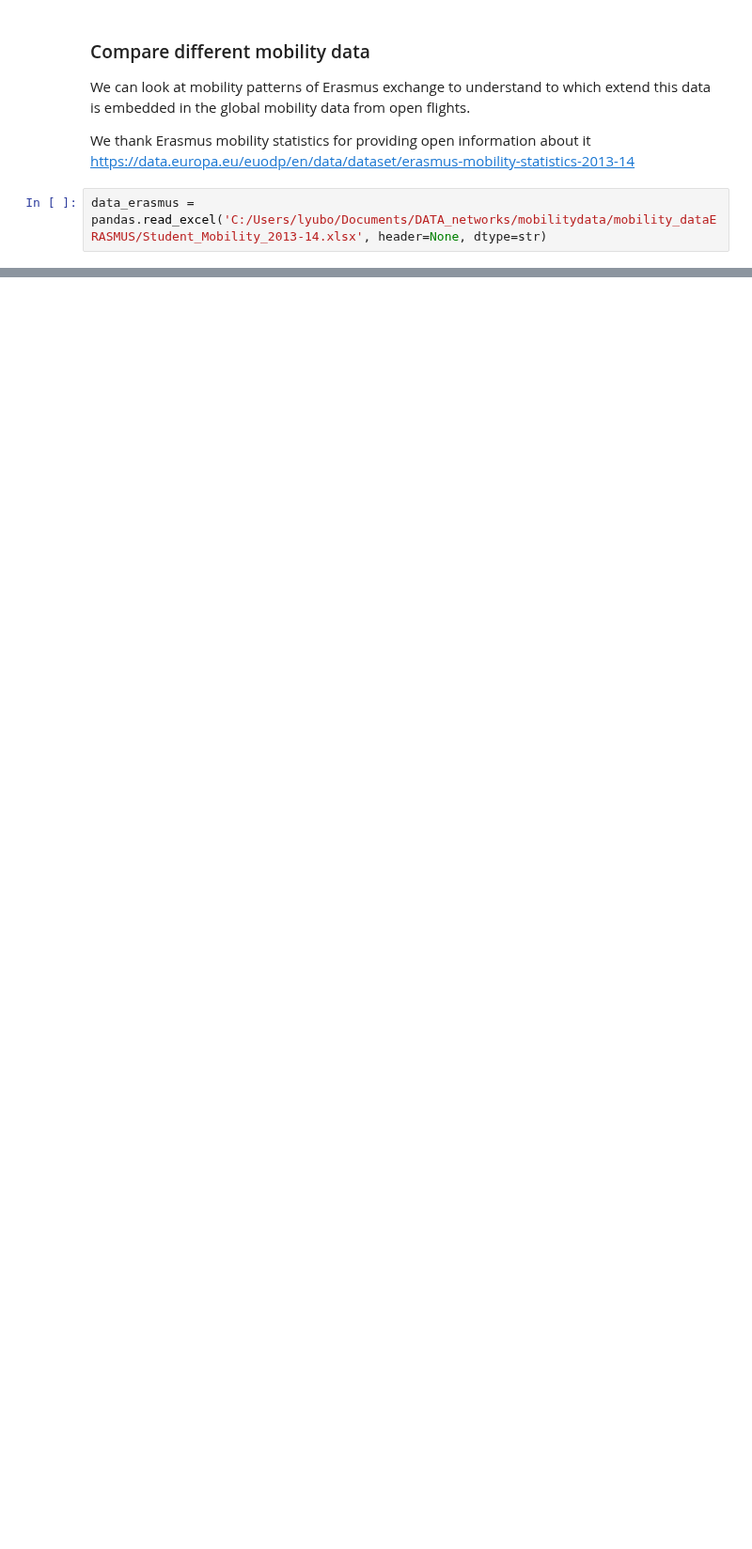
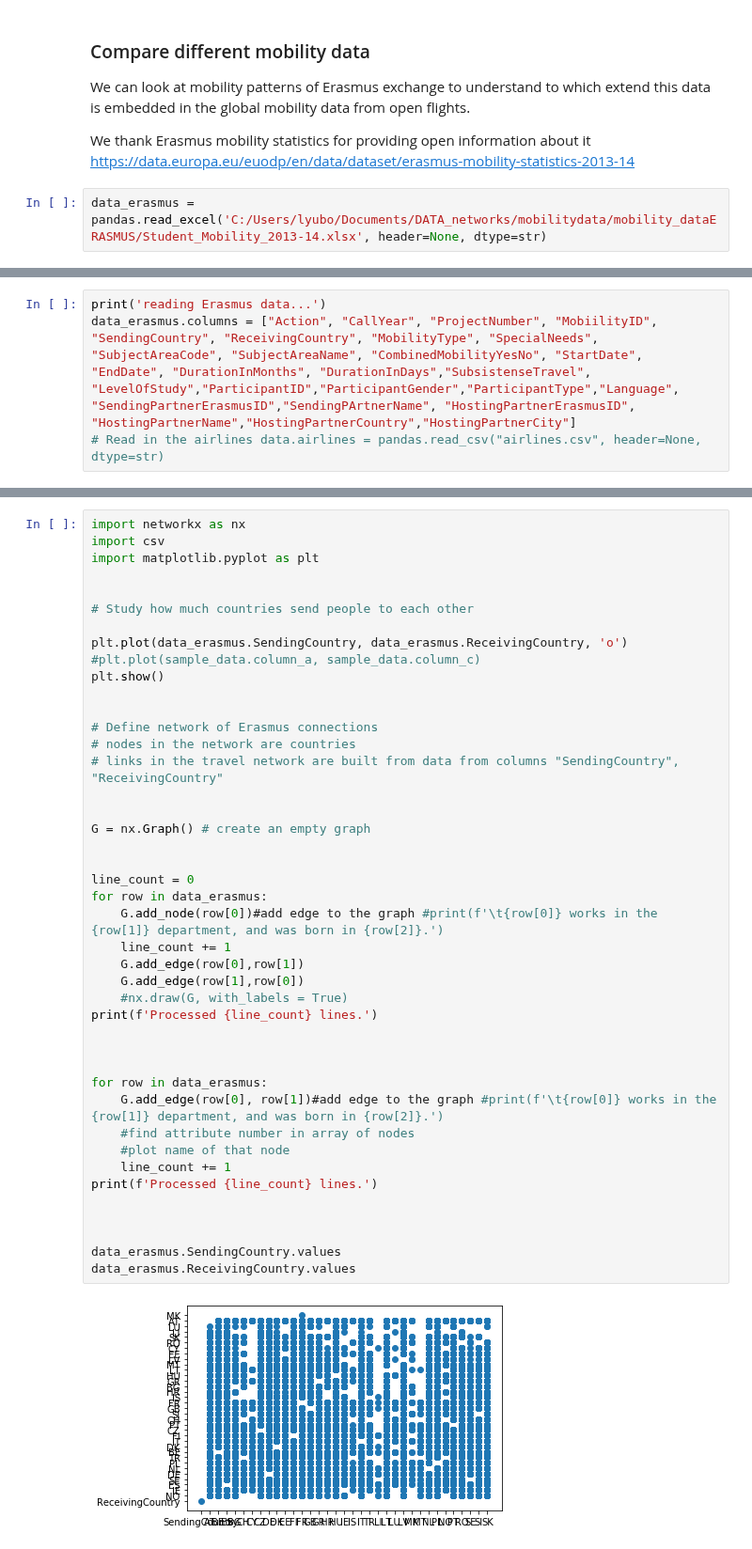
Before and after one commit to Liyubov/mobility_analysis_openhumans, a Jupyter notebook: mobilitydata analyzer.ipynb, the cells around one changed output, grey strips where cells are left out. Shown at 94% size. Drawn from its saved outputs; the diff is of its cells as text; blank space fills up the shorter version.

Commit message:
updated comparative analysis of mobility opendata

```diff
--- a/mobilitydata analyzer.ipynb
+++ b/mobilitydata analyzer.ipynb
@@ -504,0 +567,4 @@ data_erasmus = pandas.read_excel('C:/Users/lyubo/Documents/DATA_networks/mobilit
+# %%
+print('reading Erasmus data...')
+data_erasmus.columns = ["Action", "CallYear", "ProjectNumber", "MobiilityID", "SendingCountry", "ReceivingCountry", "MobilityType", "SpecialNeeds", "SubjectAreaCode", "SubjectAreaName", "CombinedMobilityYesNo", "StartDate", "EndDate", "DurationInMonths", "DurationInDays","SubsistenseTravel", "LevelOfStudy","ParticipantID","ParticipantGender","ParticipantType","Language", "SendingPartnerErasmusID","SendingPArtnerName", "HostingPartnerErasmusID", "HostingPartnerName","HostingPartnerCountry","HostingPartnerCity"]
+# Read in the airlines data.airlines = pandas.read_csv("airlines.csv", header=None, dtype=str)
@@ -504,0 +585,45 @@ data_erasmus = pandas.read_excel('C:/Users/lyubo/Documents/DATA_networks/mobilit
+# %%
+import networkx as nx
+import csv
+import matplotlib.pyplot as plt
+
+
+# Study how much countries send people to each other
+
+plt.plot(data_erasmus.SendingCountry, data_erasmus.ReceivingCountry, 'o')
+#plt.plot(sample_data.column_a, sample_data.column_c)
+plt.show()
+
+
+# Define network of Erasmus connections
+# nodes in the network are countries
+# links in the travel network are built from data from columns "SendingCountry", "ReceivingCountry"
+
+
+G = nx.Graph() # create an empty graph
+
+
+line_count = 0
+for row in data_erasmus:
+    G.add_node(row[0])#add edge to the graph #print(f'\t{row[0]} works in the {row[1]} department, and was born in {row[2]}.')
+    line_count += 1
+    G.add_edge(row[0],row[1])
+    G.add_edge(row[1],row[0])
+    #nx.draw(G, with_labels = True)
+print(f'Processed {line_count} lines.')
+
+
+
+for row in data_erasmus:
+    G.add_edge(row[0], row[1])#add edge to the graph #print(f'\t{row[0]} works in the {row[1]} department, and was born in {row[2]}.')
+    #find attribute number in array of nodes
+    #plot name of that node
+    line_count += 1
+print(f'Processed {line_count} lines.')
+
+
+
+data_erasmus.SendingCountry.values
+data_erasmus.ReceivingCountry.values
+# %% [output]
+[figure, added]
```
Also changed, not shown: parts of 9 cells of this notebook.
